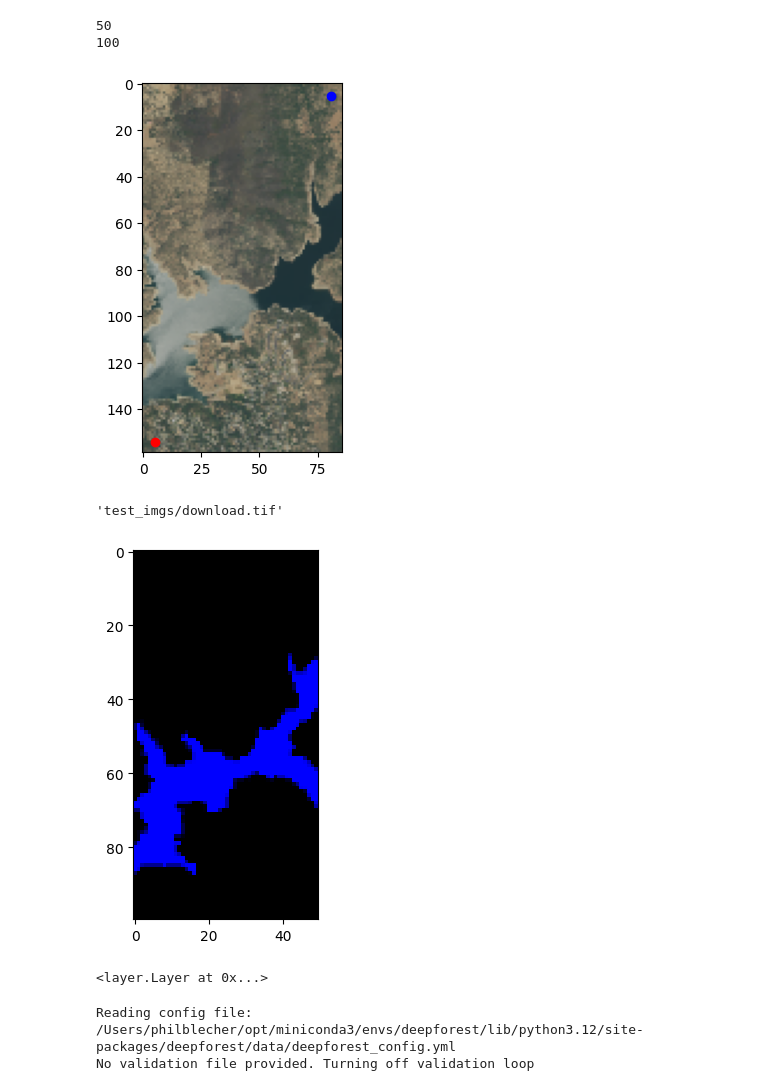
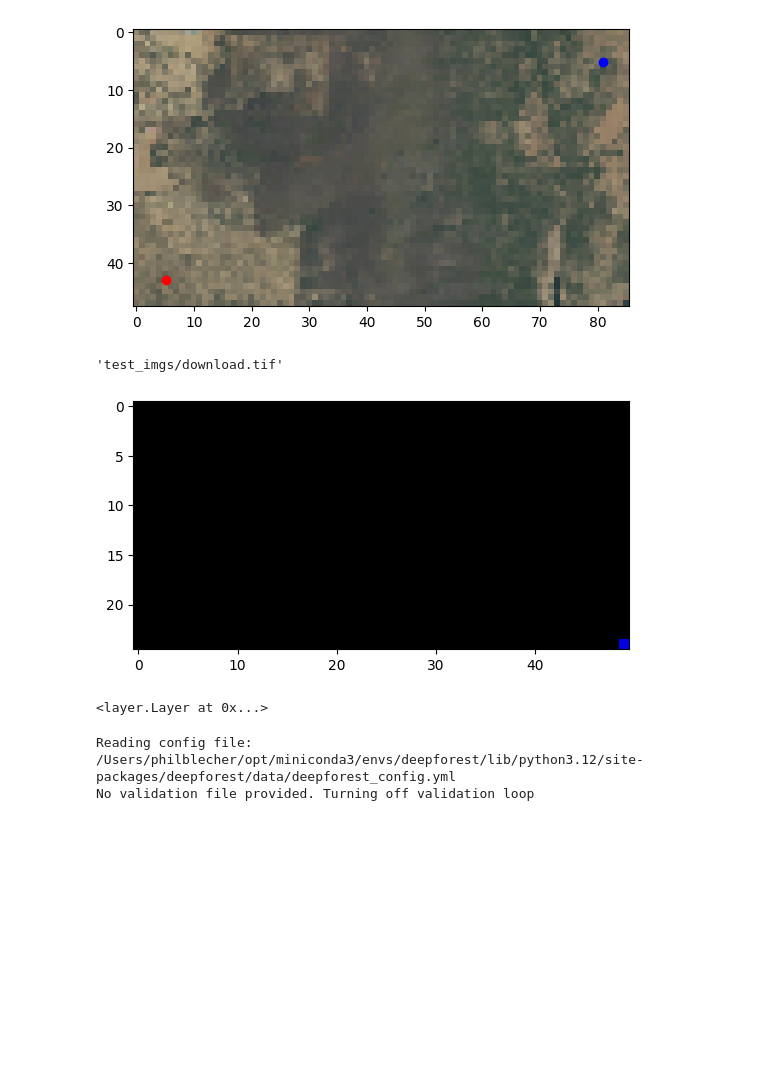
Before and after one commit to pilipb/BioAI, a Jupyter notebook: test.ipynb, the cells around one changed output. Cells and saved outputs as stored; diff of their text form; code cells hidden in the pictures; blank space fills up the shorter version.

```diff
--- a/test.ipynb
+++ b/test.ipynb
@@ -2,23 +2,20 @@
 from layer import *
 # %%
 point_a = [-121.093088, 38.770719]
-point_b = [-121.0730881, 38.730719]
-rows, cols = 50, 50
+point_b = [-121.0730881, 38.760719]
+cols = 50
 
 # point a is in red
 grid_layers = Grid_Layers(point_a, point_b, cols, buffer_dist=150)
-# %% [output]
-50
-100
 # %%
 grid_layers.get_image(plot=True, resolution=30)
 # %% [output]
-[figure, old version]
+[figure, new version]
 'test_imgs/download.tif'
 # %%
-grid_layers.river_grid(plot=True, resolution=30)
+grid_layers.river_grid(plot=True, resolution=50)
 # %% [output]
-[figure, old version]
+[figure, new version]
 <layer.Layer at 0x...>
 # %%
 grid_layers.tree_grid(plot=True)
```
Also changed, not shown: 1 other file.
